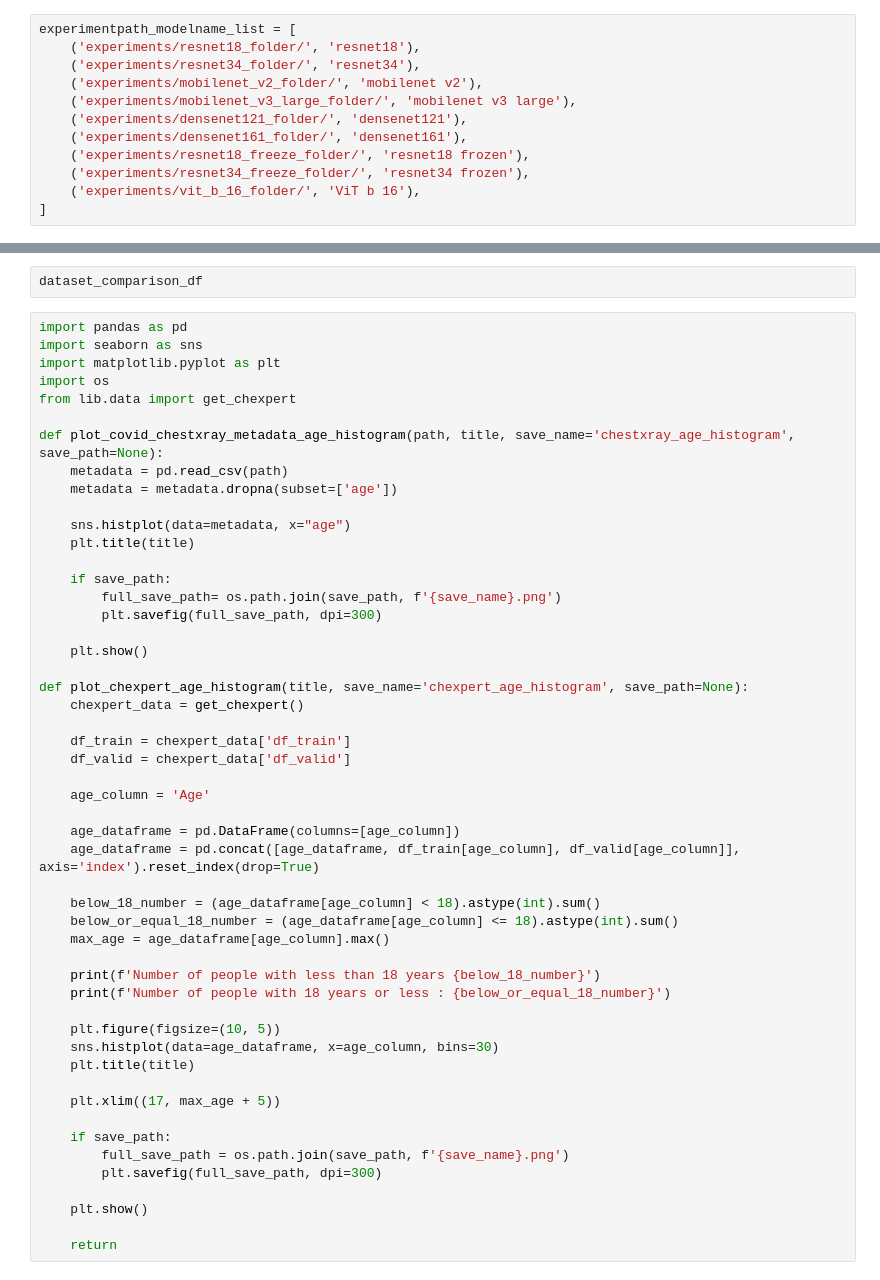
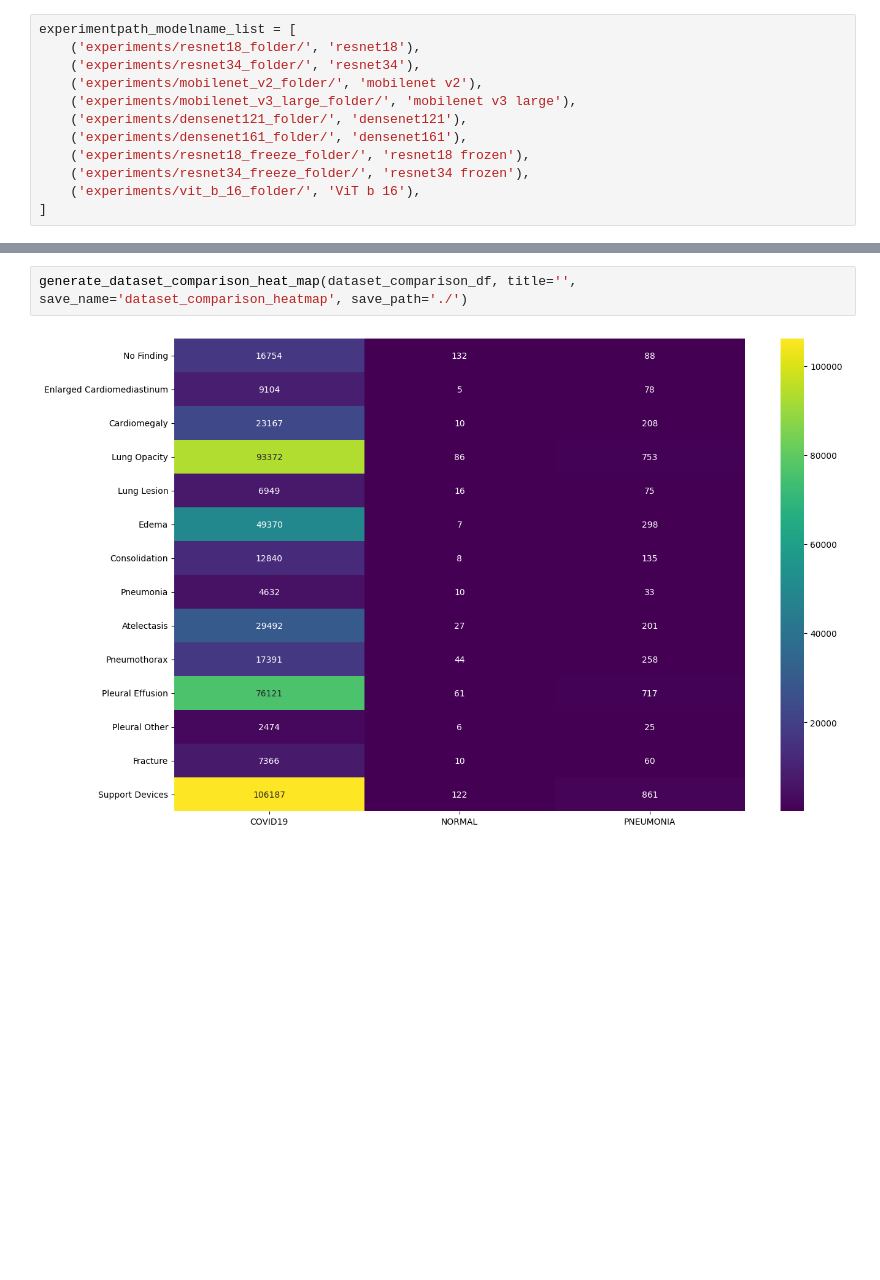
Before and after one commit to intel-comp-saude-ufes/2025-1-P2-classificador-CheXpert, a Jupyter notebook: trab.ipynb, the cells around one changed output, grey strips where cells are left out. Cells and saved outputs as stored; diff of their text form; blank space fills up the shorter version.

```diff
--- a/trab.ipynb
+++ b/trab.ipynb
@@ -554,53 +807,4 @@ dataset_comparison_df = generate_dataset_comparison_dataframe(mobilenet_v2_model
-# %%
-dataset_comparison_df
-# %%
-import pandas as pd
-import seaborn as sns
-import matplotlib.pyplot as plt
-import os
-from lib.data import get_chexpert
-
-def plot_covid_chestxray_metadata_age_histogram(path, title, save_name='chestxray_age_histogram', save_path=None):
-    metadata = pd.read_csv(path)
-    metadata = metadata.dropna(subset=['age'])
-
-    sns.histplot(data=metadata, x="age")
-    plt.title(title)
-
-    if save_path:
-        full_save_path= os.path.join(save_path, f'{save_name}.png')
-        plt.savefig(full_save_path, dpi=300)
-
-    plt.show()
-
-def plot_chexpert_age_histogram(title, save_name='chexpert_age_histogram', save_path=None):
-    chexpert_data = get_chexpert()
-
-    df_train = chexpert_data['df_train']
-    df_valid = chexpert_data['df_valid']
-
-    age_column = 'Age'
-
-    age_dataframe = pd.DataFrame(columns=[age_column])
-    age_dataframe = pd.concat([age_dataframe, df_train[age_column], df_valid[age_column]], axis='index').reset_index(drop=True)
-
-    below_18_number = (age_dataframe[age_column] < 18).astype(int).sum()
-    below_or_equal_18_number = (age_dataframe[age_column] <= 18).astype(int).sum()
-    max_age = age_dataframe[age_column].max()
-
-    print(f'Number of people with less than 18 years {below_18_number}')
-    print(f'Number of people with 18 years or less : {below_or_equal_18_number}')
-
-    plt.figure(figsize=(10, 5))
-    sns.histplot(data=age_dataframe, x=age_column, bins=30)
-    plt.title(title)
-
-    plt.xlim((17, max_age + 5))
-
-    if save_path:
-        full_save_path = os.path.join(save_path, f'{save_name}.png')
-        plt.savefig(full_save_path, dpi=300)
-
-    plt.show()
-
-    return
+# %%
+generate_dataset_comparison_heat_map(dataset_comparison_df, title='', save_name='dataset_comparison_heatmap', save_path='./')
+# %% [output]
+[figure, added]
```
Also changed, not shown: parts of 8 cells of this notebook, 3 other files.
